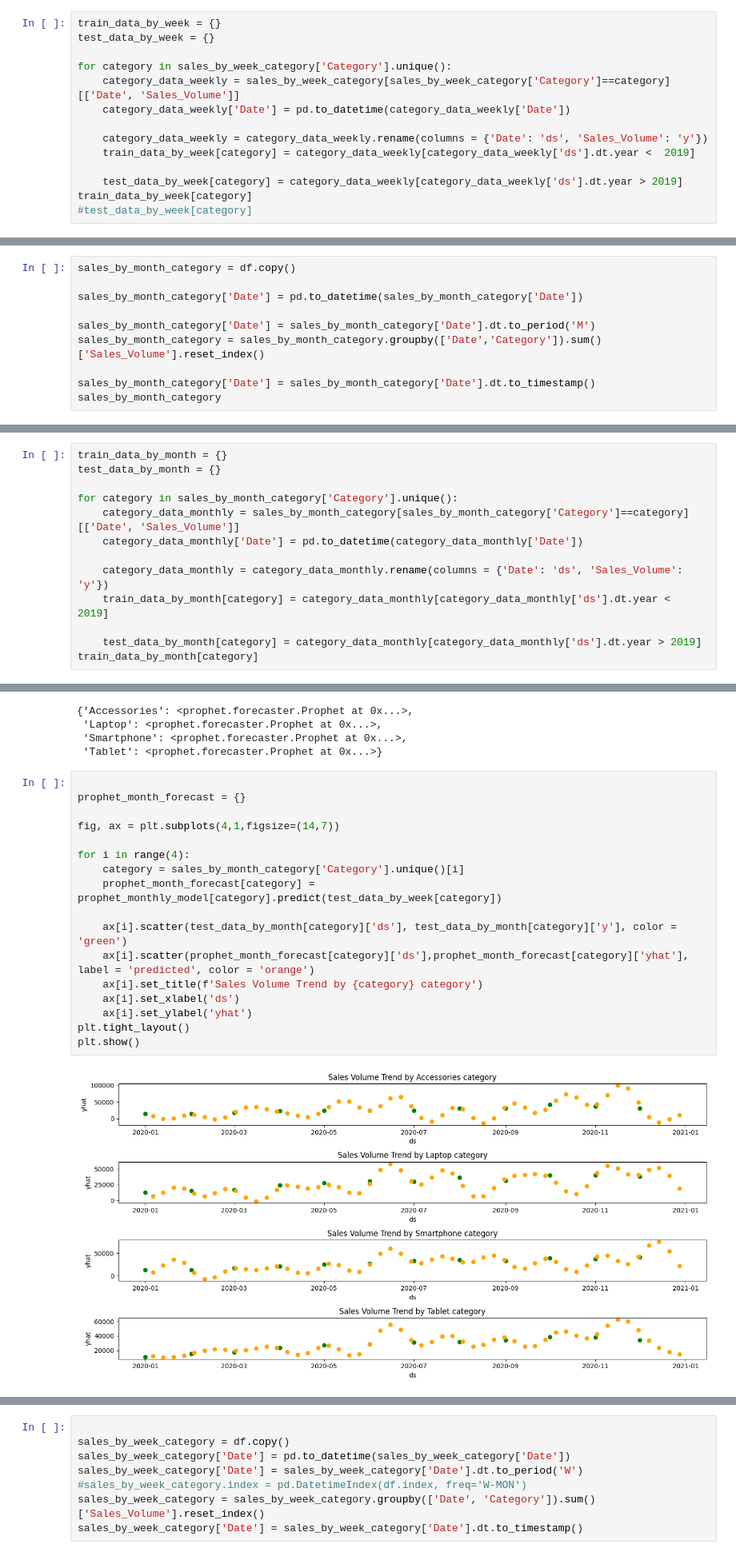
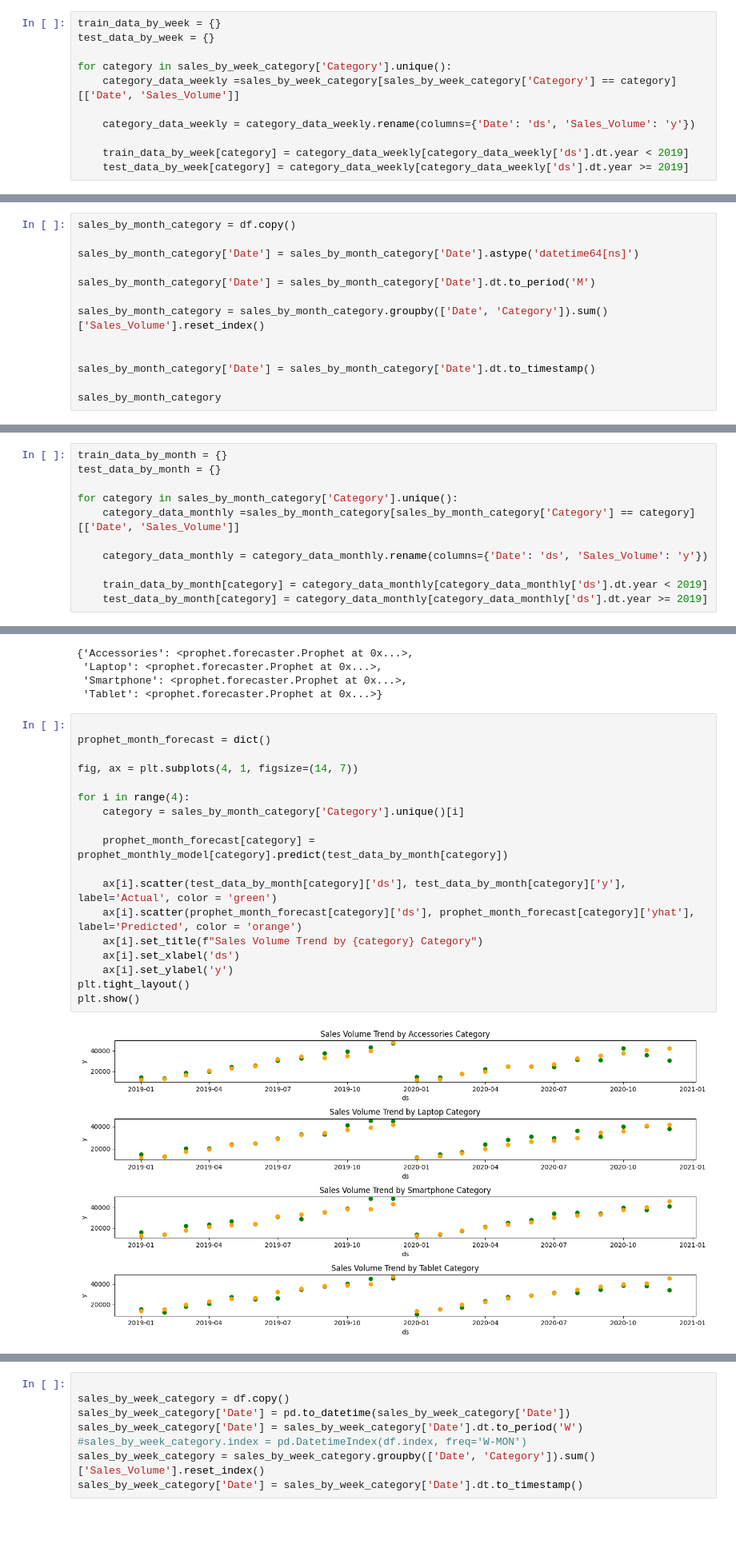
Before and after one commit to abahjohn0411/ElectroTech-Sales-Forecast, a Jupyter notebook: Model training/forecast.ipynb, the cells around one changed output, grey strips where cells are left out. Shown at 80% size. Drawn from its saved outputs; the diff is of its cells as text; blank space fills up the shorter version.

Commit message:
model dev

```diff
--- a/Model training/forecast.ipynb
+++ b/Model training/forecast.ipynb
@@ -93,12 +96,9 @@ train_data_by_week = {}
 test_data_by_week = {}
 
 for category in sales_by_week_category['Category'].unique():
-    category_data_weekly = sales_by_week_category[sales_by_week_category['Category']==category][['Date', 'Sales_Volume']]
-    category_data_weekly['Date'] = pd.to_datetime(category_data_weekly['Date'])
+    category_data_weekly =sales_by_week_category[sales_by_week_category['Category'] == category][['Date', 'Sales_Volume']]
 
-    category_data_weekly = category_data_weekly.rename(columns = {'Date': 'ds', 'Sales_Volume': 'y'})
-    train_data_by_week[category] = category_data_weekly[category_data_weekly['ds'].dt.year <  2019]
+    category_data_weekly = category_data_weekly.rename(columns={'Date': 'ds', 'Sales_Volume': 'y'})
 
-    test_data_by_week[category] = category_data_weekly[category_data_weekly['ds'].dt.year > 2019]
-train_data_by_week[category]
-#test_data_by_week[category]
+    train_data_by_week[category] = category_data_weekly[category_data_weekly['ds'].dt.year < 2019]
+    test_data_by_week[category] = category_data_weekly[category_data_weekly['ds'].dt.year >= 2019]
@@ -195,12 +181,15 @@ RMSE: 1477.86
 # %%
 sales_by_month_category = df.copy()
 
-sales_by_month_category['Date'] = pd.to_datetime(sales_by_month_category['Date'])
+sales_by_month_category['Date'] = sales_by_month_category['Date'].astype('datetime64[ns]')
 
 sales_by_month_category['Date'] = sales_by_month_category['Date'].dt.to_period('M')
-sales_by_month_category = sales_by_month_category.groupby(['Date','Category']).sum()['Sales_Volume'].reset_index()
+
+sales_by_month_category = sales_by_month_category.groupby(['Date', 'Category']).sum()['Sales_Volume'].reset_index()
+
 
 sales_by_month_category['Date'] = sales_by_month_category['Date'].dt.to_timestamp()
+
 sales_by_month_category
 # %% [output]
 |  | Date | Category | Sales_Volume |
@@ -221,11 +210,9 @@ train_data_by_month = {}
 test_data_by_month = {}
 
 for category in sales_by_month_category['Category'].unique():
-    category_data_monthly = sales_by_month_category[sales_by_month_category['Category']==category][['Date', 'Sales_Volume']]
-    category_data_monthly['Date'] = pd.to_datetime(category_data_monthly['Date'])
+    category_data_monthly =sales_by_month_category[sales_by_month_category['Category'] == category][['Date', 'Sales_Volume']]
 
-    category_data_monthly = category_data_monthly.rename(columns = {'Date': 'ds', 'Sales_Volume': 'y'})
-    train_data_by_month[category] = category_data_monthly[category_data_monthly['ds'].dt.year <  2019]
+    category_data_monthly = category_data_monthly.rename(columns={'Date': 'ds', 'Sales_Volume': 'y'})
 
-    test_data_by_month[category] = category_data_monthly[category_data_monthly['ds'].dt.year > 2019]
-train_data_by_month[category]
+    train_data_by_month[category] = category_data_monthly[category_data_monthly['ds'].dt.year < 2019]
+    test_data_by_month[category] = category_data_monthly[category_data_monthly['ds'].dt.year >= 2019]
@@ -267,23 +240,24 @@ prophet_monthly_model
  'Tablet': <prophet.forecaster.Prophet at 0x...>}
 # %%
 
-prophet_month_forecast = {}
+prophet_month_forecast = dict()
 
-fig, ax = plt.subplots(4,1,figsize=(14,7))
+fig, ax = plt.subplots(4, 1, figsize=(14, 7))
 
 for i in range(4):
     category = sales_by_month_category['Category'].unique()[i]
-    prophet_month_forecast[category] = prophet_monthly_model[category].predict(test_data_by_week[category])
 
-    ax[i].scatter(test_data_by_month[category]['ds'], test_data_by_month[category]['y'], color = 'green')
-    ax[i].scatter(prophet_month_forecast[category]['ds'],prophet_month_forecast[category]['yhat'], label = 'predicted', color = 'orange')
-    ax[i].set_title(f'Sales Volume Trend by {category} category')
+    prophet_month_forecast[category] = prophet_monthly_model[category].predict(test_data_by_month[category])
+
+    ax[i].scatter(test_data_by_month[category]['ds'], test_data_by_month[category]['y'], label='Actual', color = 'green')
+    ax[i].scatter(prophet_month_forecast[category]['ds'], prophet_month_forecast[category]['yhat'], label='Predicted', color = 'orange')
+    ax[i].set_title(f"Sales Volume Trend by {category} Category")
     ax[i].set_xlabel('ds')
-    ax[i].set_ylabel('yhat')
+    ax[i].set_ylabel('y')
 plt.tight_layout()
 plt.show()
 # %% [output]
-[figure, old version]
+[figure, new version]
 # %%
 mae, mape, rmse = 0, 0, 0
 for category in sales_by_month_category['Category'].unique():
```
Also changed, not shown: parts of 14 cells of this notebook, 6 other files.
